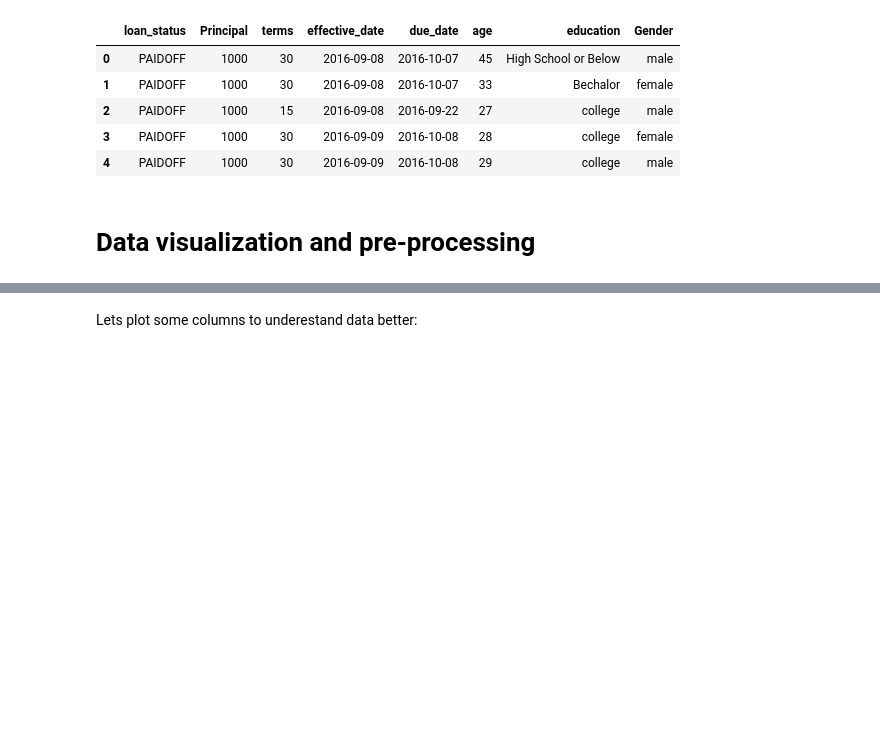
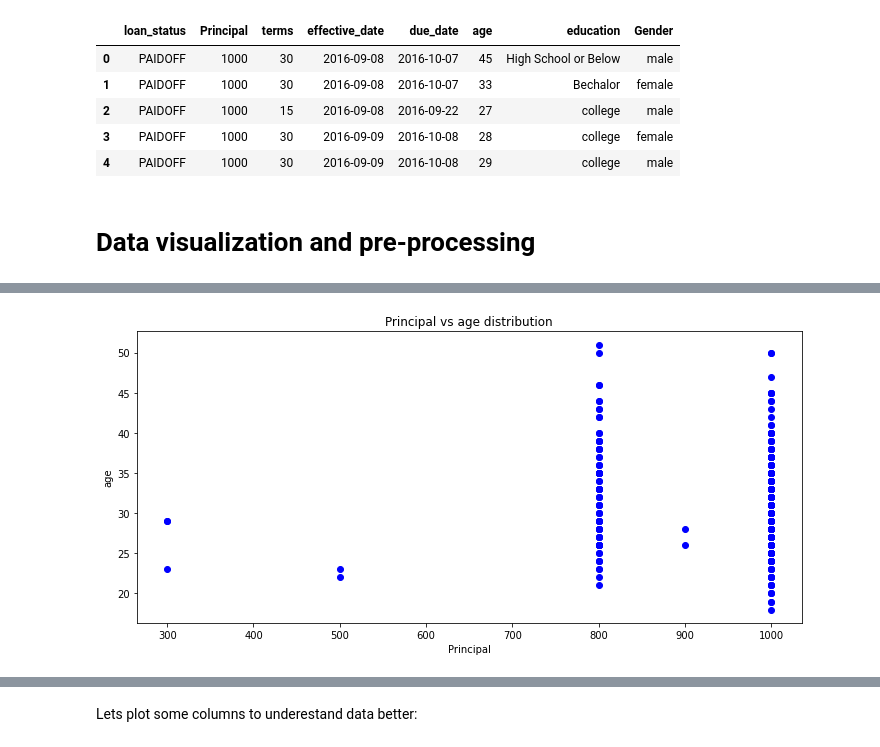
Before and after one commit to lualeperez/coursera-final-project-machine-learning-with-python, a Jupyter notebook: ML0101EN-Proj-Loan-py-v1.ipynb, the cells around one changed output, grey strips where cells are left out. Drawn from its saved outputs; the diff is of its cells as text; code cells hidden in the pictures; blank space fills up the shorter version.

```diff
--- a/ML0101EN-Proj-Loan-py-v1.ipynb
+++ b/ML0101EN-Proj-Loan-py-v1.ipynb
@@ -118,0 +485,15 @@ Name: loan_status, dtype: int64
+# %%
+for i in range(len(num_vars)):
+    for j in range(len(num_vars)):
+        if i >= j:
+            continue
+
+        do_scatter_plot(df = df,
+                        var_name_x = num_vars[i],
+                        var_name_y = num_vars[j],
+                        figsize = (10,5),
+                        color   = 'b',
+                        marker  = 'o',
+                       )
+# %% [output]
+[figure, added]
```
Also changed, not shown: parts of 65 cells of this notebook.
